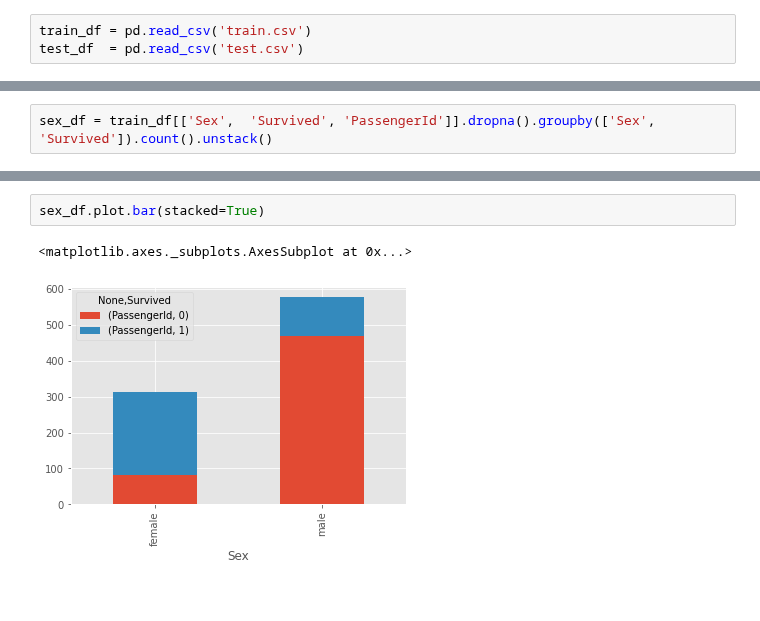
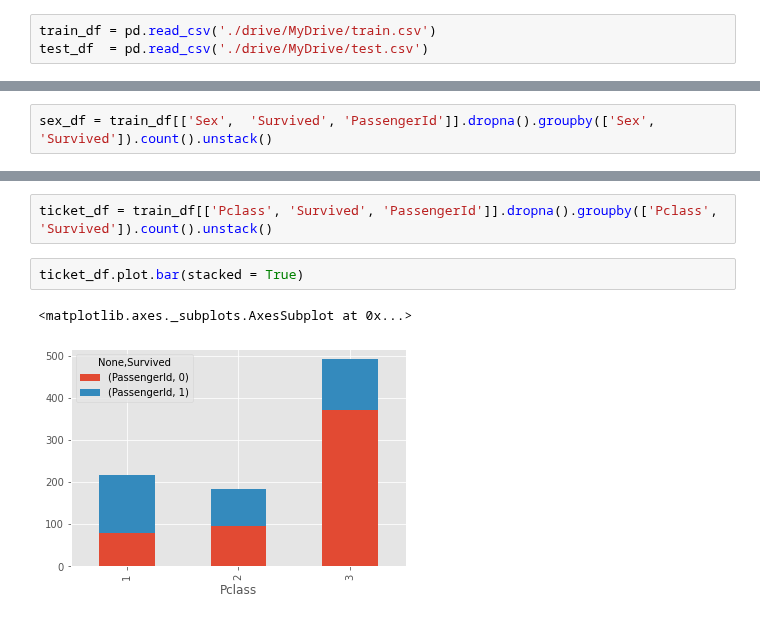
Before and after one commit to TaeMD/ML-projects, a Jupyter notebook: Titanic_Kaggle.ipynb, the cells around one changed output, grey strips where cells are left out. Cells and saved outputs as stored; diff of their text form.

```diff
--- a/Titanic_Kaggle.ipynb
+++ b/Titanic_Kaggle.ipynb
@@ -19,8 +9,8 @@ import numpy as np
 import matplotlib.pyplot as plt
 import seaborn as sns
 # %%
-train_df = pd.read_csv('train.csv')
-test_df  = pd.read_csv('test.csv')
+train_df = pd.read_csv('./drive/MyDrive/train.csv')
+test_df  = pd.read_csv('./drive/MyDrive/test.csv')
 # %%
 train_df.head()
 # %% [output]
@@ -195,5 +233,7 @@ sex_df.plot.bar(stacked=True)
+# %%
+ticket_df = train_df[['Pclass', 'Survived', 'PassengerId']].dropna().groupby(['Pclass', 'Survived']).count().unstack()
 # %%
-sex_df.plot.bar(stacked=True)
+ticket_df.plot.bar(stacked = True)
 # %% [output]
 <matplotlib.axes._subplots.AxesSubplot at 0x...>
-[figure, old version]
+[figure, new version]
```
Also changed, not shown: parts of 59 cells of this notebook.
